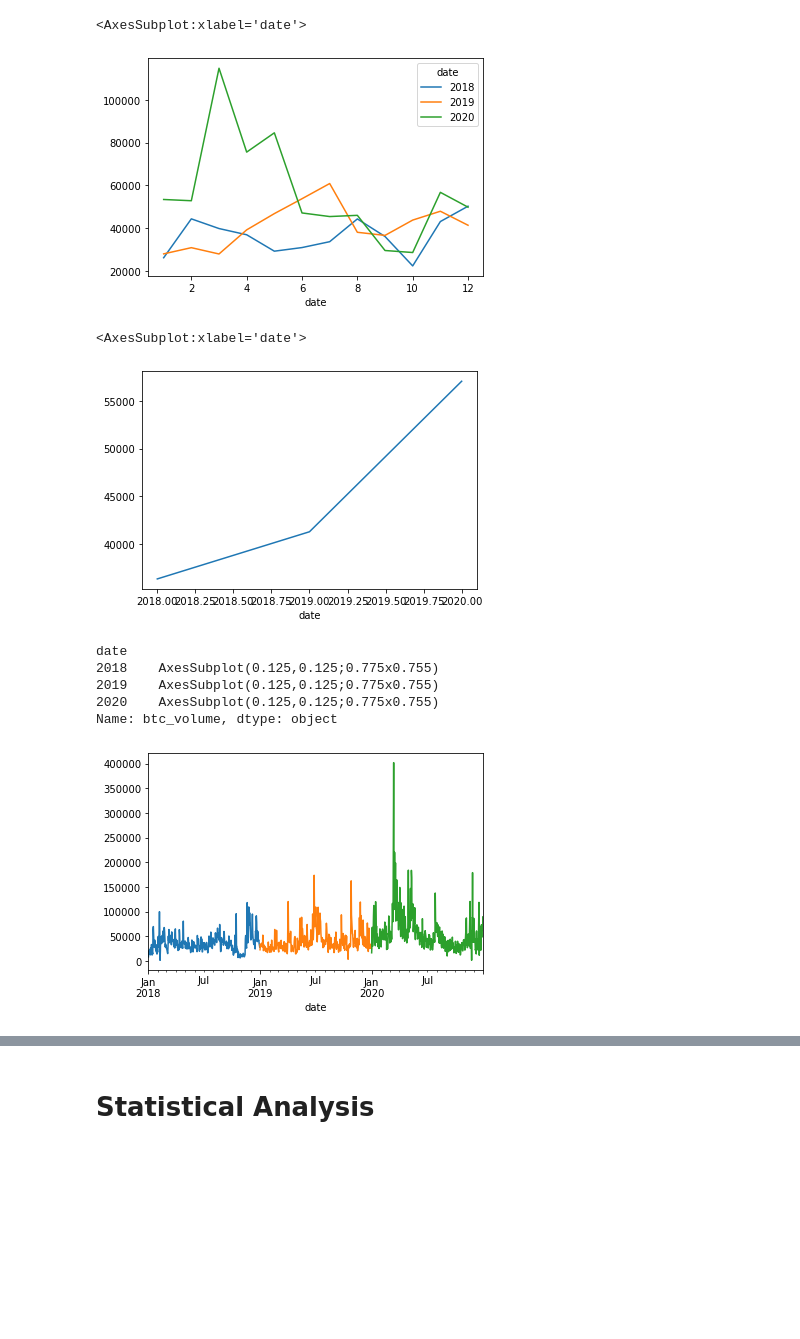
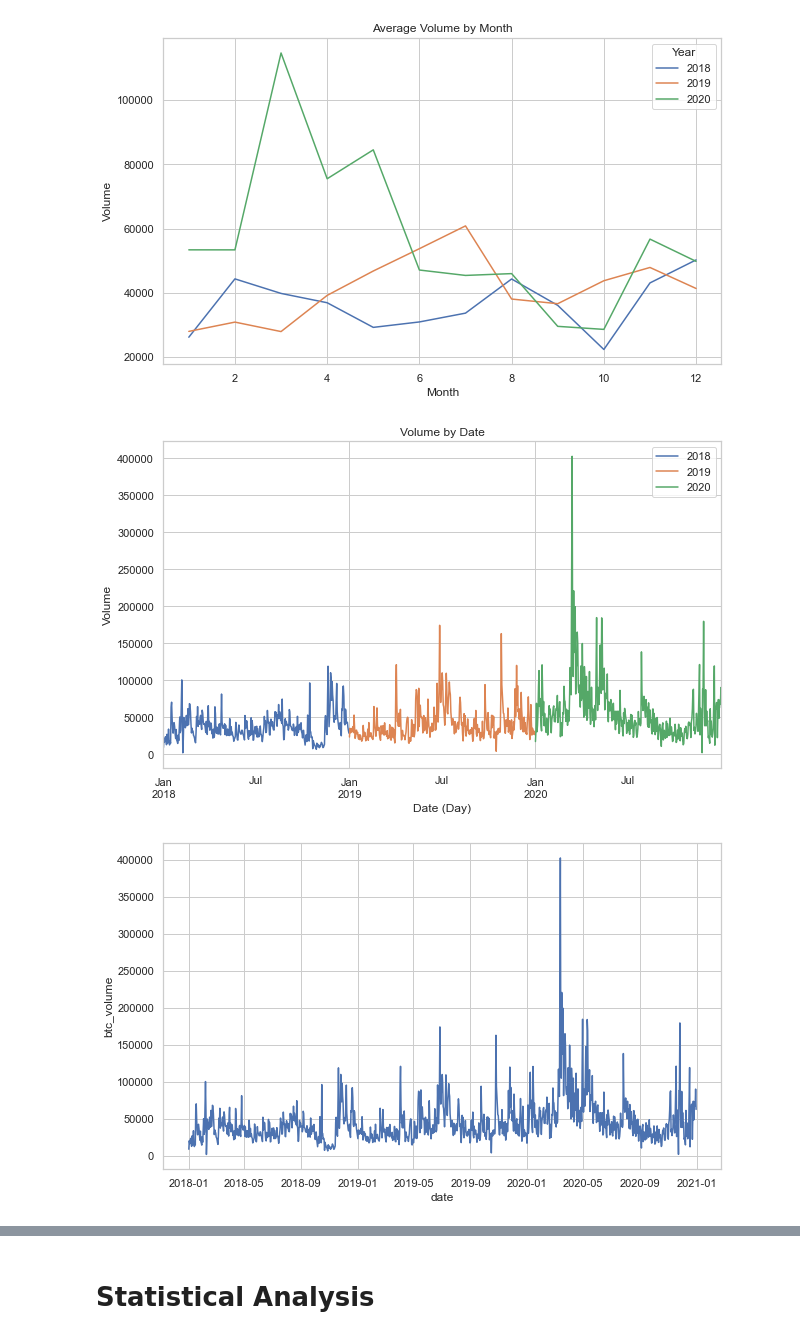
Before and after one commit to Michael-Austin-Mesa/personal-project, a Jupyter notebook: explore_notebook.ipynb, the cells around one changed output, grey strips where cells are left out. Saved outputs shown, nothing was run; the diff lists cells and outputs as text; code cells hidden in the pictures; blank space fills up the shorter version.

```diff
--- a/explore_notebook.ipynb
+++ b/explore_notebook.ipynb
@@ -19,4 +19,4 @@ from wrangle import get_crypto_price
 
 from scipy import stats
 # %%
-btc = get_crypto_price('btc', '2018-01-01', '2022-12-12')
+btc = w.get_crypto_price('btc', '2018-01-01', '2022-12-12')
@@ -40,3 +23,5 @@ btc
+# %%
+btc = w.clean_data(btc)
 # %%
 train = btc[:'2020']
 validate = btc['2021']
@@ -56,0 +38,8 @@ y.plot()
+# %%
+sns.set(rc={'figure.figsize': (10, 6)})
+sns.set_theme(style="whitegrid")
+#bx = sns.lineplot(x=y.index, y=y, data=train, color='#77DD77')
+#bx.axvline(x=pd.to_datetime('2019-01-01'), color='black')
+#bx.axvline(x=pd.to_datetime('2020-01-01'), color='black')
+#bx.set(title = 'Volume by Day', xlabel = 'Day', ylabel = 'Volume')
+#plt.show()
@@ -57,20 +56,19 @@ y.plot()
+# %%
+ax = y.groupby([y.index.year, y.index.month]).mean().unstack(0).plot()
+ax.set(title="Average Volume by Month", xlabel='Month', ylabel='Volume')
+ax.legend(title='Year')
+plt.show()
+# %% [output]
+[figure, added]
 # %%
-y.groupby([y.index.year, y.index.month]).mean().unstack(0).plot()
+#y.groupby(y.index.year).mean().plot()
-# %% [output]
-<AxesSubplot:xlabel='date'>
-[figure, removed]
 # %%
-y.groupby(y.index.year).mean().plot()
+y.groupby([y.index.year]).plot(title= 'Volume by Date', xlabel='Date (Day)', ylabel = 'Volume', legend=True)
+plt.show()
 # %% [output]
-<AxesSubplot:xlabel='date'>
-[figure, old version]
+[figure, new version]
-# %%
-y.groupby([y.index.year]).plot()
-# %% [output]
-date
-2018    AxesSubplot(0.125,0.125;0.775x0.755)
-2019    AxesSubplot(0.125,0.125;0.775x0.755)
-2020    AxesSubplot(0.125,0.125;0.775x0.755)
-Name: btc_volume, dtype: object
-[figure, removed]
+# %%
+bx = sns.lineplot(x = y.index, y = y)
+# %% [output]
+[figure, added]
 # %%
```
Also changed, not shown: parts of 13 cells of this notebook.
